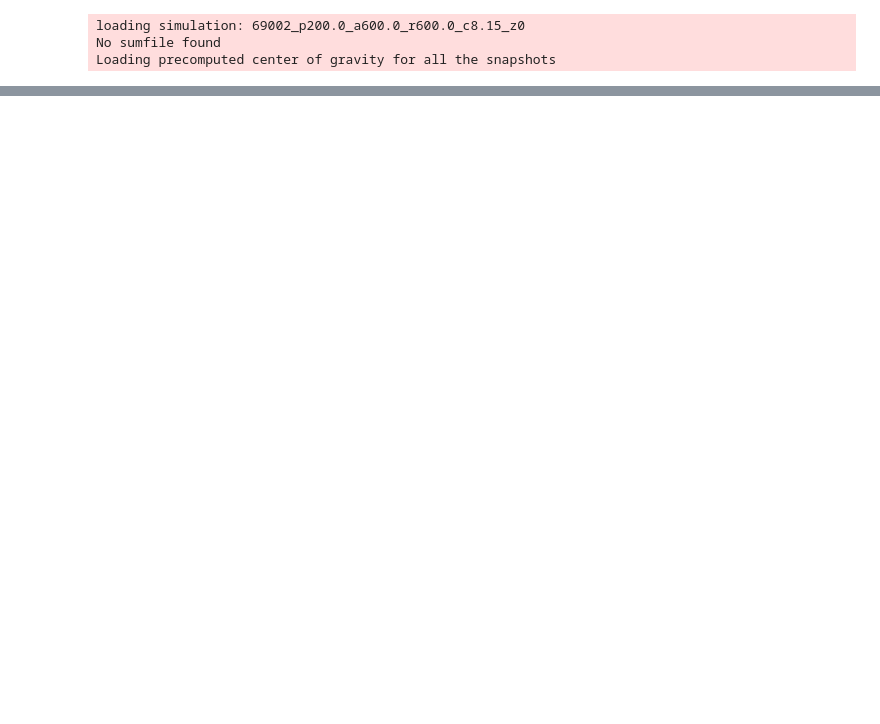
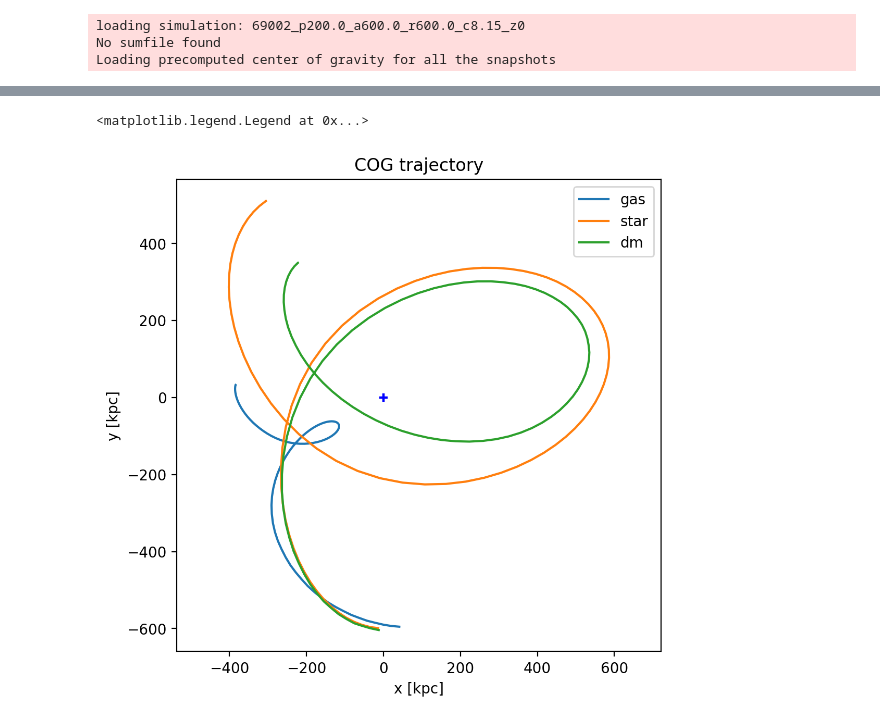
Before and after one commit to elehcim/simulation, a Jupyter notebook: notebooks/multi_plot.ipynb, the cells around one changed output, grey strips where cells are left out. Cells and saved outputs as stored; diff of their text form; code cells hidden in the pictures; blank space fills up the shorter version.

```diff
--- a/notebooks/multi_plot.ipynb
+++ b/notebooks/multi_plot.ipynb
@@ -28,0 +108,25 @@ fig.tight_layout()
+# %%
+def plot_cog(cog, ax_cog, cur_snap=None, **kwargs):
+    if ax_cog is None:
+        fig, ax_cog = plt.subplots(1, figsize=(8,8))
+    ax_cog.set_xlabel("x [kpc]")
+    ax_cog.set_ylabel("y [kpc]")
+    ax_cog.plot(*cog[:2], **kwargs)
+    # Plot current position and center
+    if cur_snap is not None:
+        ax_cog.scatter(*cog[:2, cur_snap], color="red")
+    ax_cog.scatter(0, 0, marker='+', color="b")
+    ax_cog.set_title("COG trajectory")
+    ax_cog.axis('equal')
+    return ax_cog
+# %%
+cogs = {f: sim.compute_cog(family=f, force=False) for f in ['gas', 'star', 'dm']}
+# %%
+fig, ax_cog = plt.subplots(1, figsize=(6,6), dpi=200)
+for kind, cog in cogs.items():
+    plot_cog(cog, ax_cog, label=kind)
+
+ax_cog.legend()
+# %% [output]
+<matplotlib.legend.Legend at 0x...>
+[figure, added]
```
Also changed, not shown: parts of 16 cells of this notebook, 4 other files.
